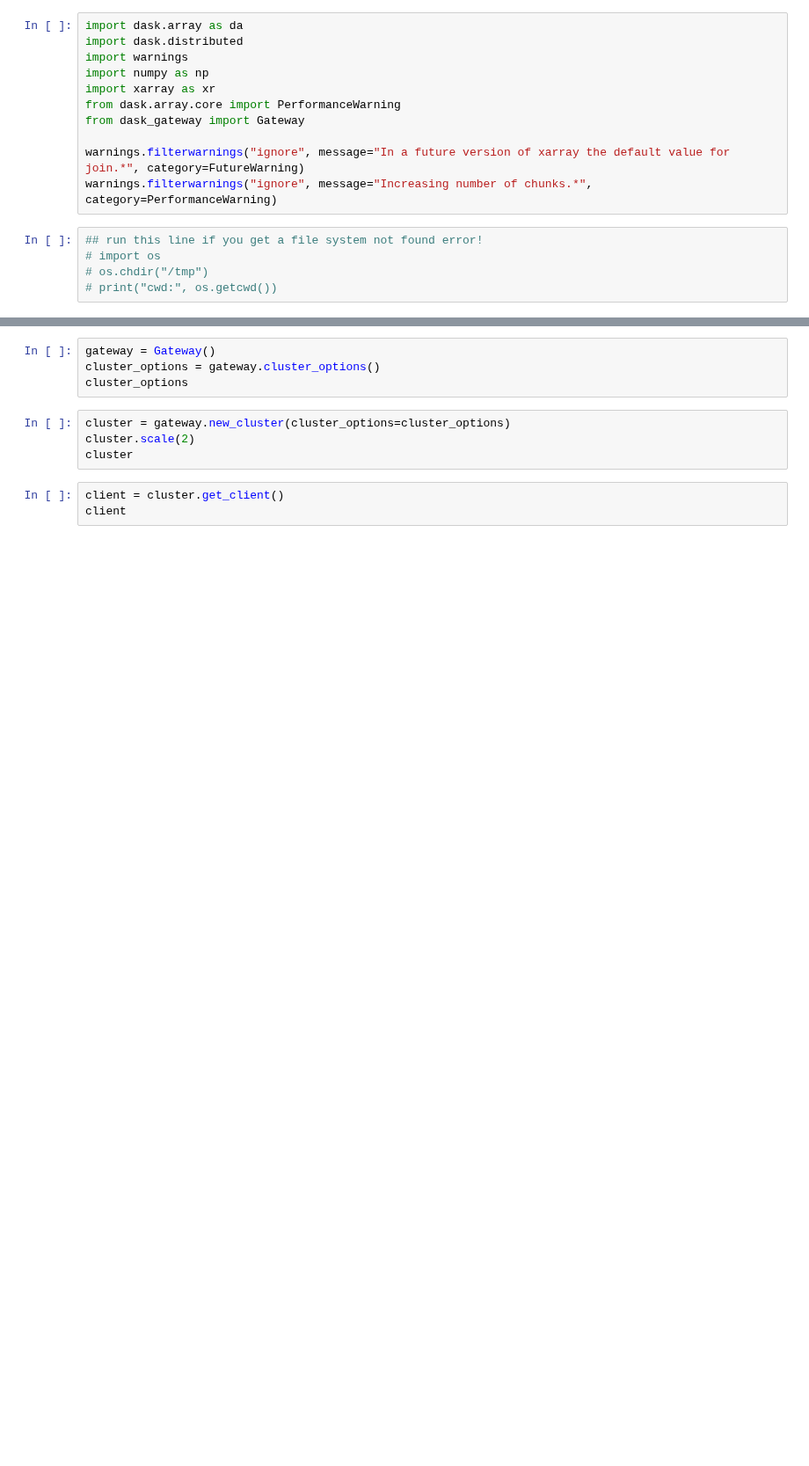
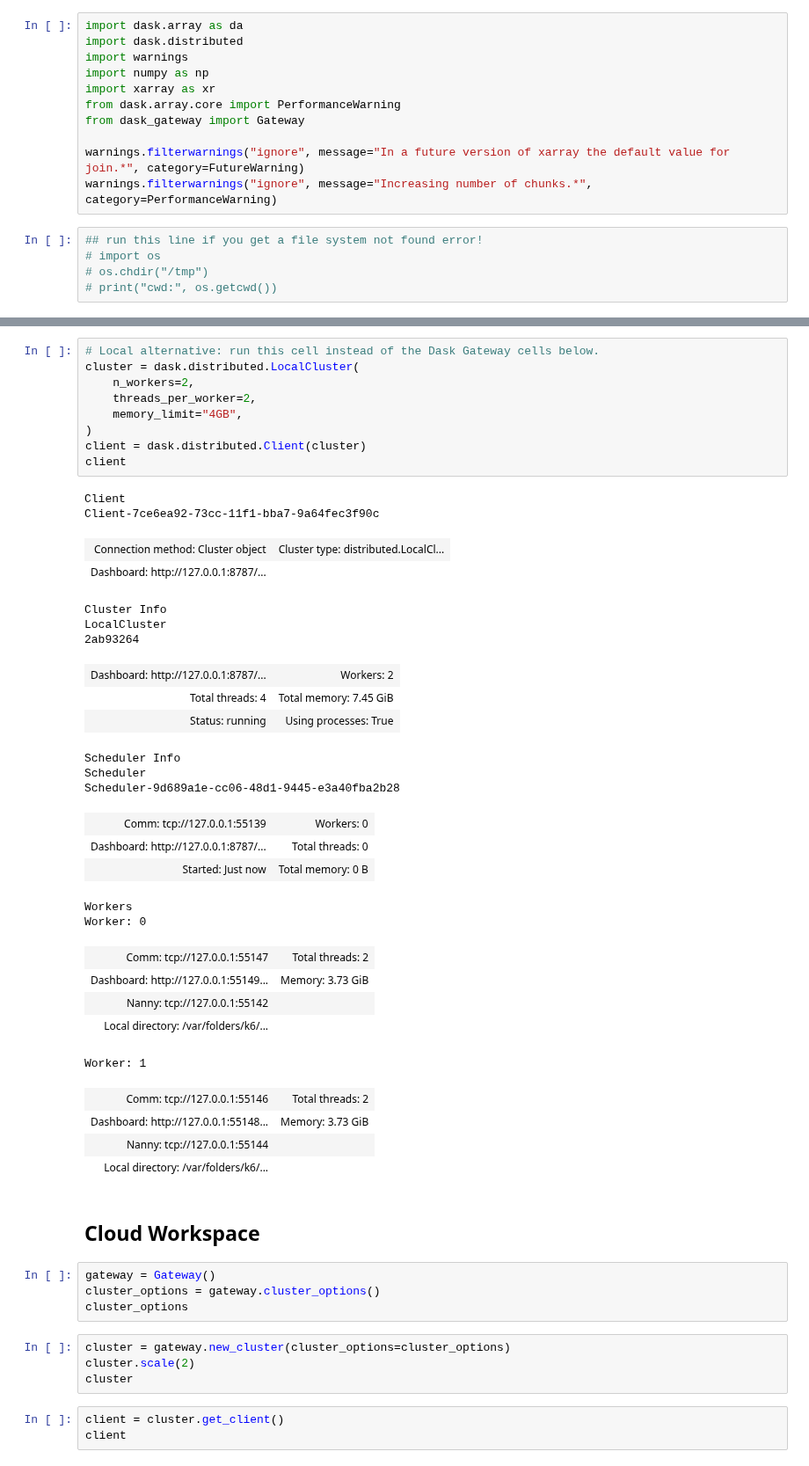
Before and after one commit to ESA-EarthCODE/polar_hackathon, a Jupyter notebook: 2_Datacube/3_large_area_processing.ipynb, the cells around one changed output, grey strips where cells are left out. Shown at 88% size. Saved outputs shown, nothing was run; the diff lists cells and outputs as text; blank space fills up the shorter version.

Commit message:
adding local cluster execution

```diff
--- a/2_Datacube/3_large_area_processing.ipynb
+++ b/2_Datacube/3_large_area_processing.ipynb
@@ -25,3 +31,42 @@ warnings.filterwarnings("ignore", message="Increasing number of chunks.*", categ
+# %%
+# Local alternative: run this cell instead of the Dask Gateway cells below.
+cluster = dask.distributed.LocalCluster(
+    n_workers=2,
+    threads_per_worker=2,
+    memory_limit="4GB",
+)
+client = dask.distributed.Client(cluster)
+client
+# %% [output]
+Client
+Client-7ce6ea92-73cc-11f1-bba7-9a64fec3f90c
+| Connection method: Cluster object | Cluster type: distributed.LocalCl... |
+| Dashboard: http://127.0.0.1:8787/... |  |
+Cluster Info
+LocalCluster
+2ab93264
+| Dashboard: http://127.0.0.1:8787/... | Workers: 2 |
+| Total threads: 4 | Total memory: 7.45 GiB |
+| Status: running | Using processes: True |
+Scheduler Info
+Scheduler
+Scheduler-9d689a1e-cc06-48d1-9445-e3a40fba2b28
+| Comm: tcp://127.0.0.1:55139 | Workers: 0 |
+| Dashboard: http://127.0.0.1:8787/... | Total threads: 0 |
+| Started: Just now | Total memory: 0 B |
+Workers
+Worker: 0
+| Comm: tcp://127.0.0.1:55147 | Total threads: 2 |
+| Dashboard: http://127.0.0.1:55149... | Memory: 3.73 GiB |
+| Nanny: tcp://127.0.0.1:55142 |  |
+| Local directory: /var/folders/k6/... |  |
+Worker: 1
+| Comm: tcp://127.0.0.1:55146 | Total threads: 2 |
+| Dashboard: http://127.0.0.1:55148... | Memory: 3.73 GiB |
+| Nanny: tcp://127.0.0.1:55144 |  |
+| Local directory: /var/folders/k6/... |  |
+# %% [markdown]
+## Cloud Workspace
 # %%
 gateway = Gateway()
 cluster_options = gateway.cluster_options()
```
Also changed, not shown: parts of 3 cells of this notebook.
